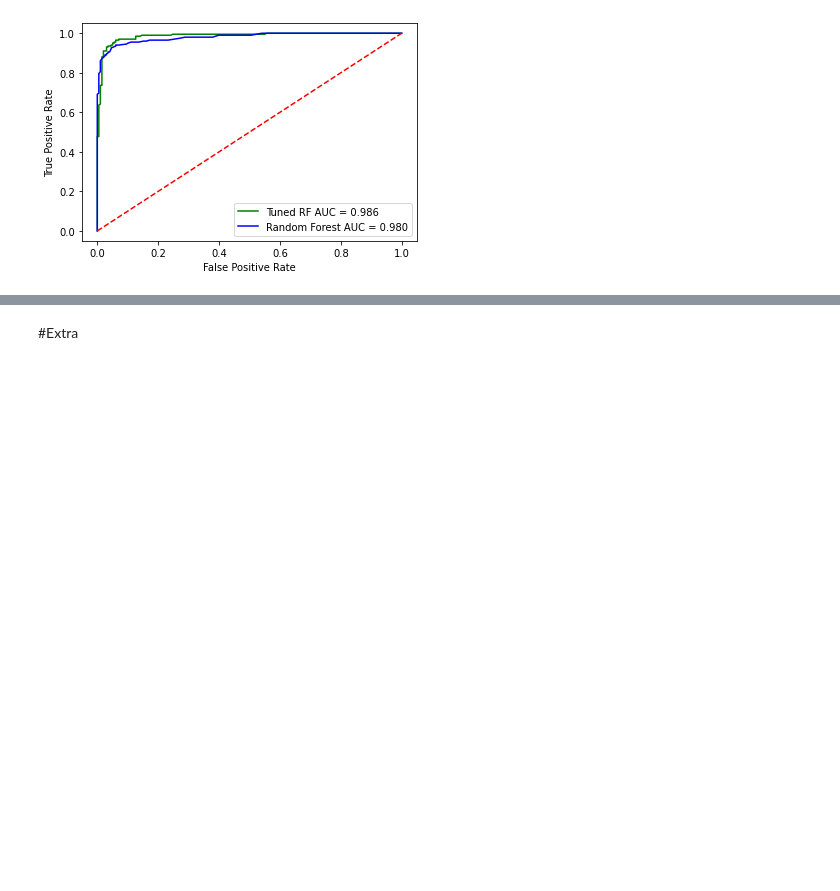
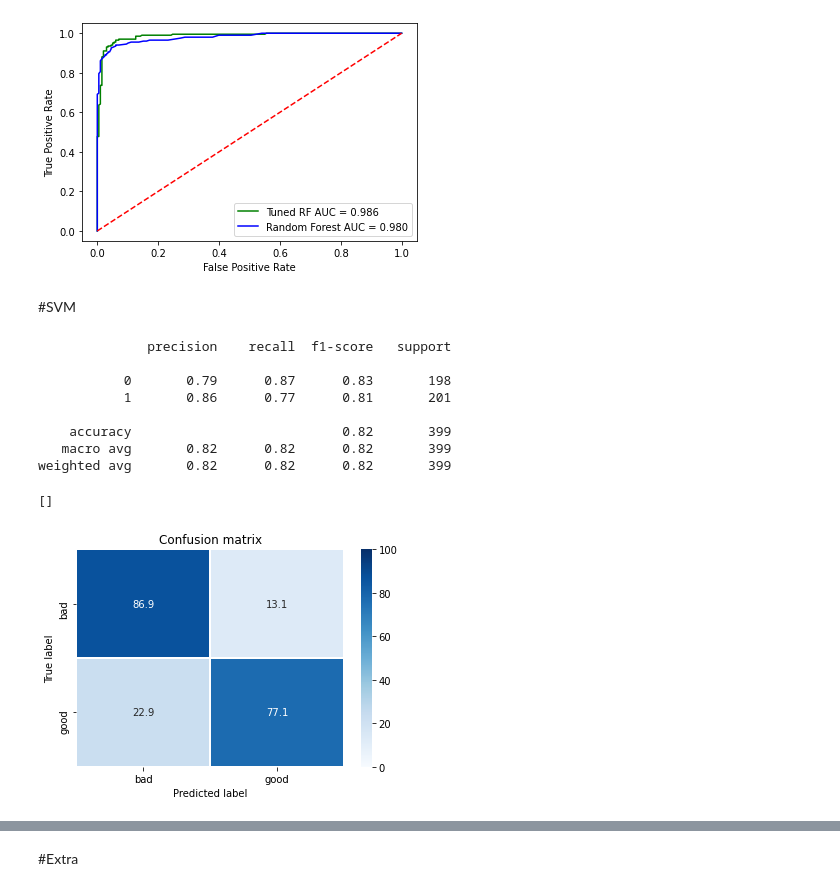
Before and after one commit to MKrezheska/data-mining-project, a Jupyter notebook: 4_Models_extra.ipynb, the cells around one changed output, grey strips where cells are left out. Cells and saved outputs as stored; diff of their text form; code cells hidden in the pictures; blank space fills up the shorter version.

```diff
--- a/4_Models_extra.ipynb
+++ b/4_Models_extra.ipynb
@@ -965,3 +965,48 @@ plt.xlabel('False Positive Rate')
 plt.show()
 # %% [output]
 [figure]
+# %% [markdown]
+#SVM
+# %%
+from sklearn.svm import SVC
+SVM = SVC()
+
+SVM.probability = True
+SVM.fit(X_train_norm, ytrain)
+
+y_pred = SVM.predict(X_test_norm)
+
+from sklearn.metrics import classification_report
+print(classification_report(y_test, y_pred))
+
+
+confusion = confusion_matrix(y_test,y_pred)
+import seaborn as sn
+from sklearn.metrics import confusion_matrix
+import warnings
+warnings.simplefilter(action='ignore', category=FutureWarning)
+import pandas as pd
+
+# Визуелизација со матрица на конфузија
+names = ['bad', 'good']
+
+confusion = 100 * confusion.astype('float') / confusion.sum(axis=-1)[:, np.newaxis]
+
+df = pd.DataFrame(data=confusion, columns=names, index=names)
+g = sn.heatmap(df, annot=True, fmt=".1f", linewidths=.5, vmin=0, vmax=100,
+                    cmap='Blues')
+g.set_title('Confusion matrix')
+g.set_ylabel('True label')
+g.set_xlabel('Predicted label')
+g.plot()
+# %% [output]
+              precision    recall  f1-score   support
+
+           0       0.79      0.87      0.83       198
+           1       0.86      0.77      0.81       201
+
+    accuracy                           0.82       399
+   macro avg       0.82      0.82      0.82       399
+weighted avg       0.82      0.82      0.82       399
+[]
+[figure, added]
```
Also changed, not shown: parts of 6 cells of this notebook.
